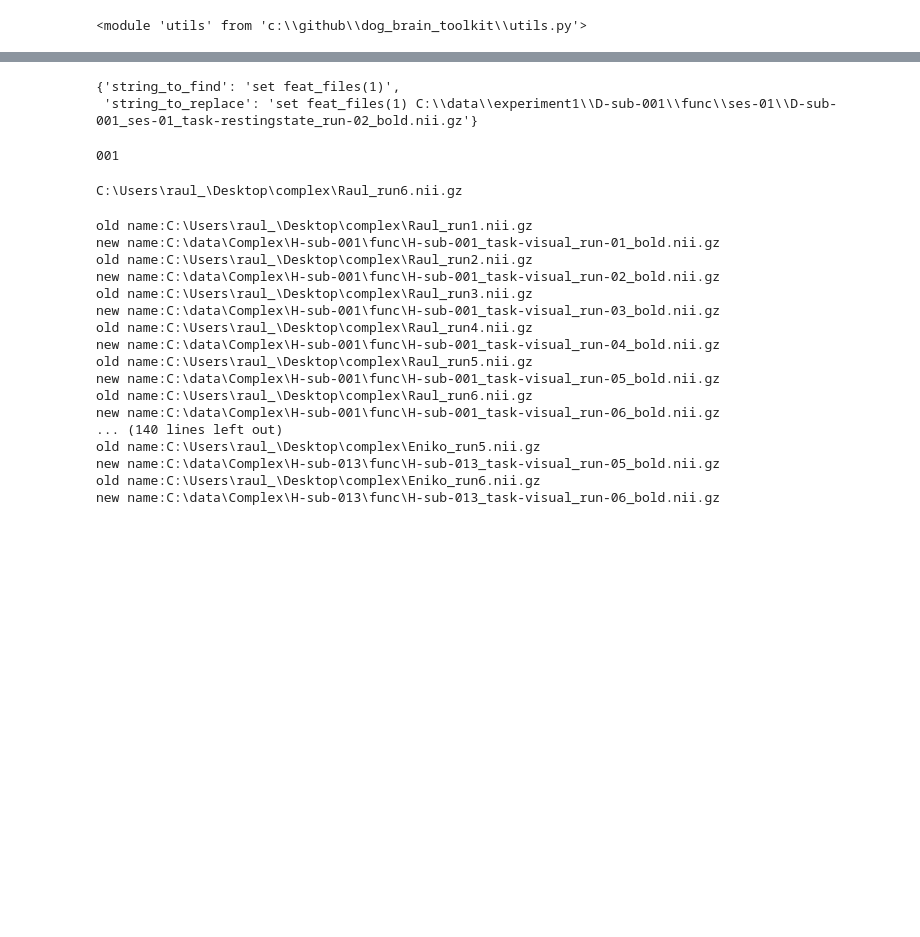
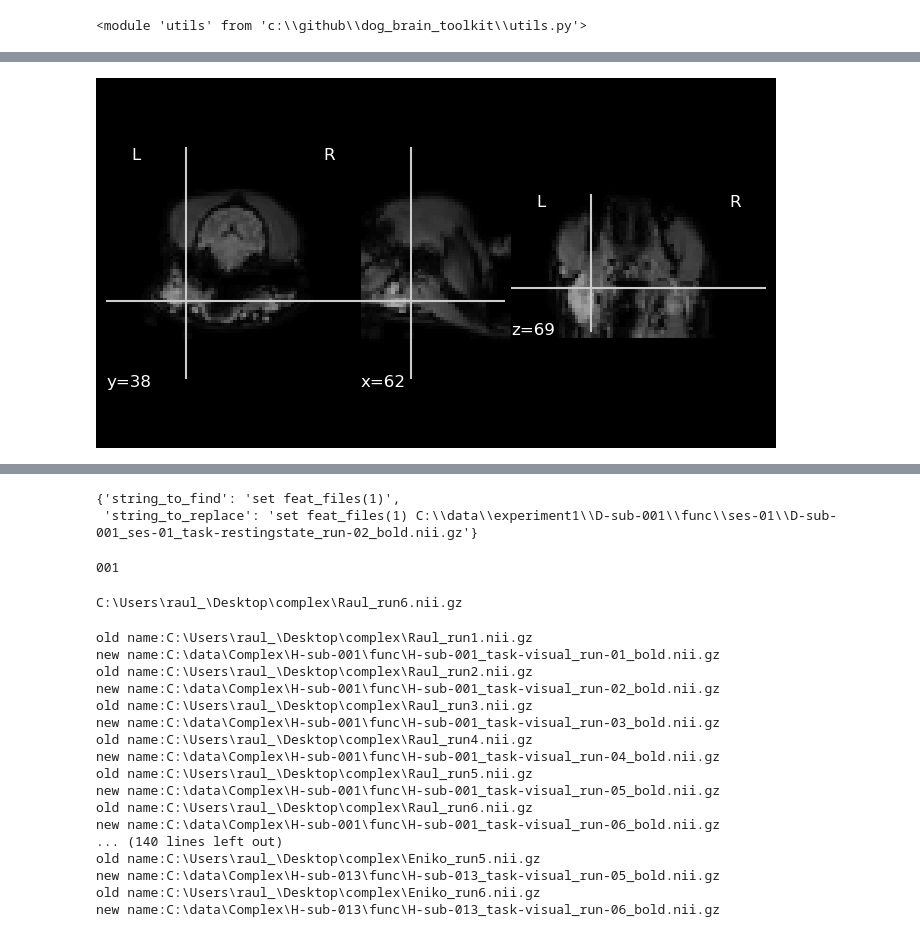
Before and after one commit to rhernandez00/dog_brain_toolkit, a Jupyter notebook: preprocess.ipynb, the cells around one changed output, grey strips where cells are left out. Cells and saved outputs as stored; diff of their text form; code cells hidden in the pictures; blank space fills up the shorter version.

```diff
--- a/preprocess.ipynb
+++ b/preprocess.ipynb
@@ -87,0 +339,9 @@ utils.fill_fsf(to_fill_dict, design_path, design_modified_path)
+# %%
+display =plotting.plot_anat(img, display_mode='ortho',
+                   draw_cross=True,
+                   annotate=True,
+                   black_bg=True)
+
+display.annotate
+# %% [output]
+[figure, added]
```
Also changed, not shown: parts of 27 cells of this notebook.
